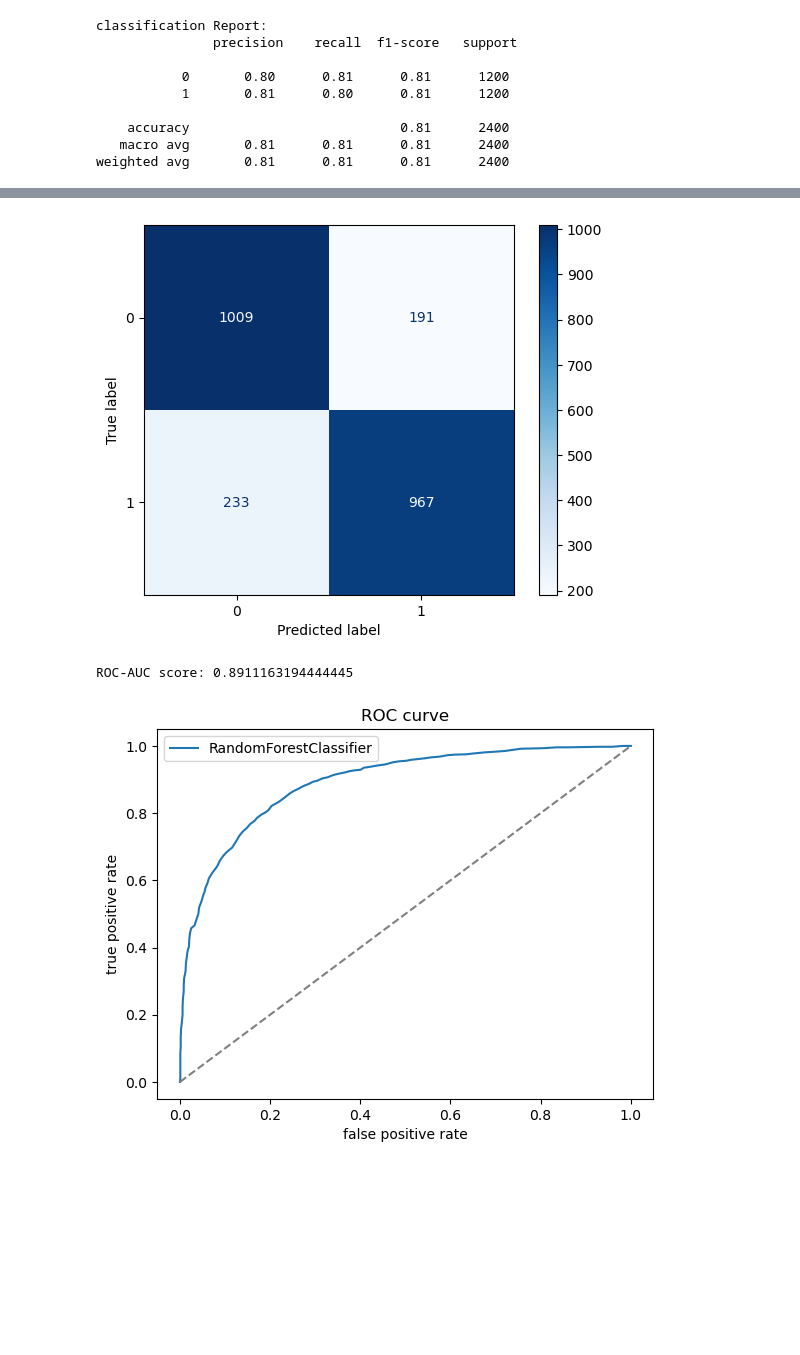
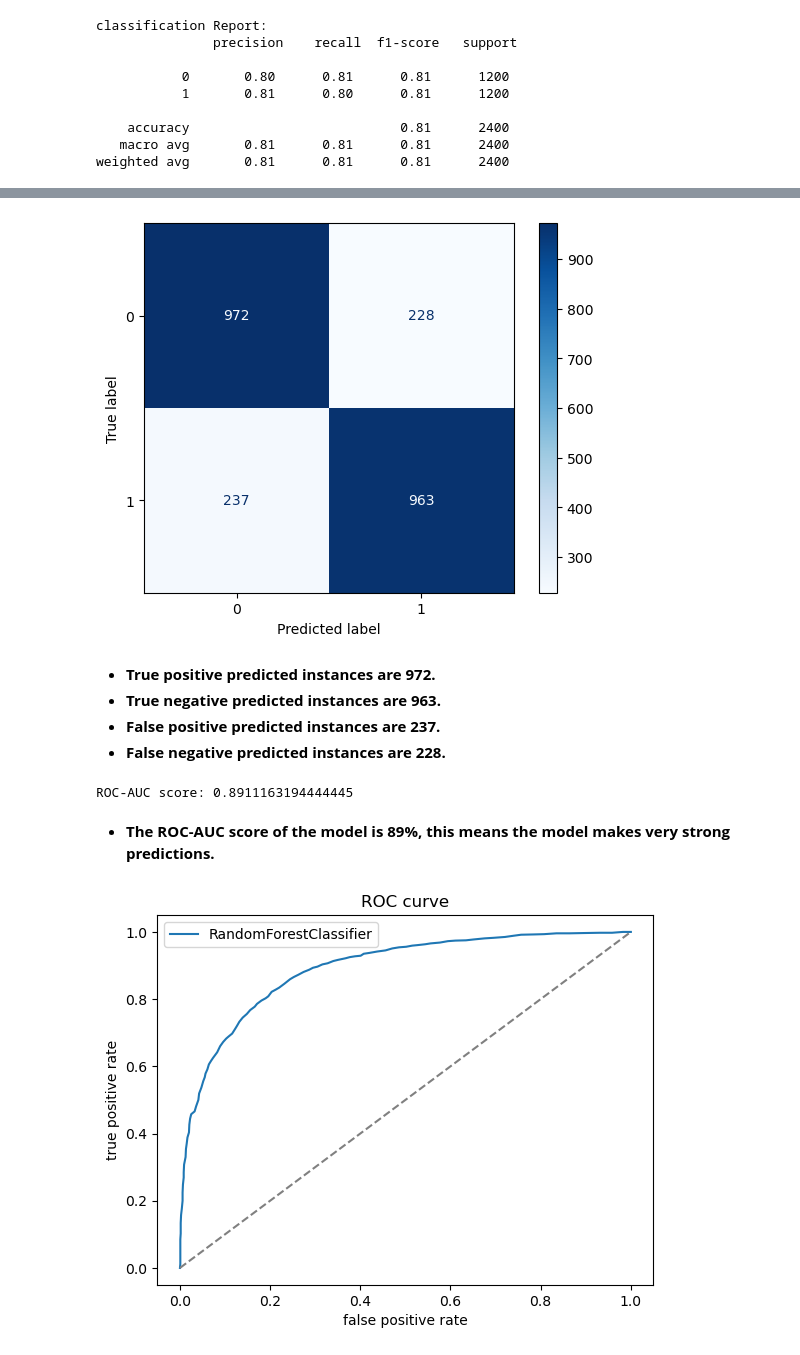
Before and after one commit to harshitakhairnar/Online_Exam_Cheating_Risk_Detection_System, a Jupyter notebook: Online_Exam_Cheating_Risk_Detection_Dataset.ipynb, the cells around one changed output, grey strips where cells are left out. Drawn from its saved outputs; the diff is of its cells as text; code cells hidden in the pictures; blank space fills up the shorter version.

```diff
--- a/Online_Exam_Cheating_Risk_Detection_Dataset.ipynb
+++ b/Online_Exam_Cheating_Risk_Detection_Dataset.ipynb
@@ -1032,12 +1100,19 @@ weighted avg       0.81      0.81      0.81      2400
 # %%
-ConfusionMatrixDisplay.from_estimator(log_reg,X_test,y_test,cmap="Blues")
+ConfusionMatrixDisplay.from_estimator(rf_model,X_test,y_test,cmap="Blues")
 plt.show()
 # %% [output]
-[figure, old version]
+[figure, new version]
+# %% [markdown]
+- **True positive predicted instances are 972.**
+- **True negative predicted instances are 963.**
+- **False positive predicted instances are 237.**
+- **False negative predicted instances are 228.**
 # %%
 print("ROC-AUC score:",roc_auc_score(y_test,y_prob))
 # %% [output]
 ROC-AUC score: 0.8911163194444445
+# %% [markdown]
+- **The ROC-AUC score of the model is 89%, this means the model makes very strong predictions.**
 # %%
 from sklearn.metrics import roc_curve
 fpr,tpr,_=roc_curve(y_test,y_prob)
```
Also changed, not shown: parts of 43 cells of this notebook.
